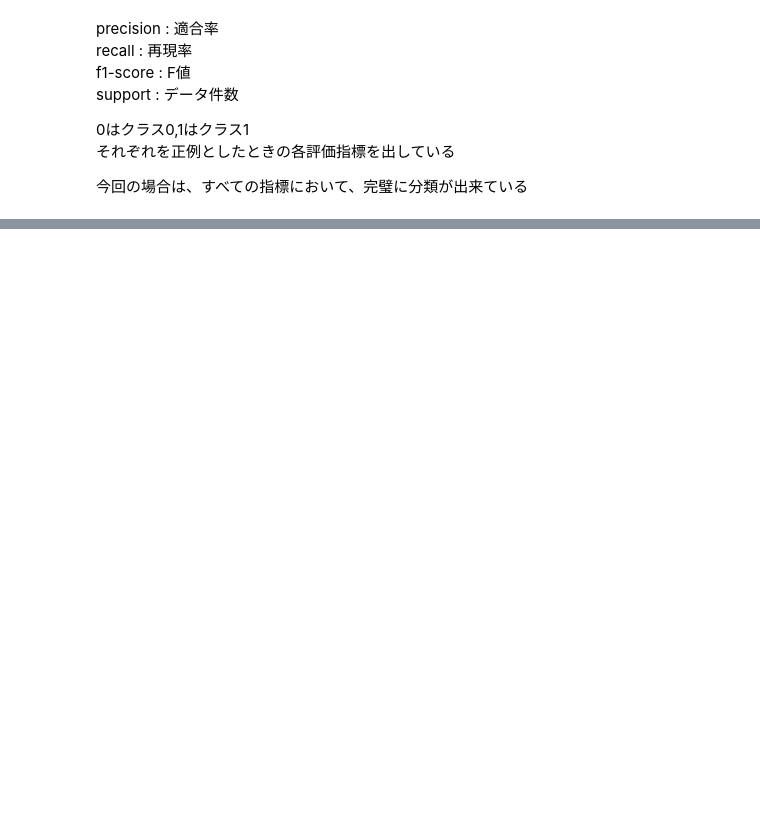
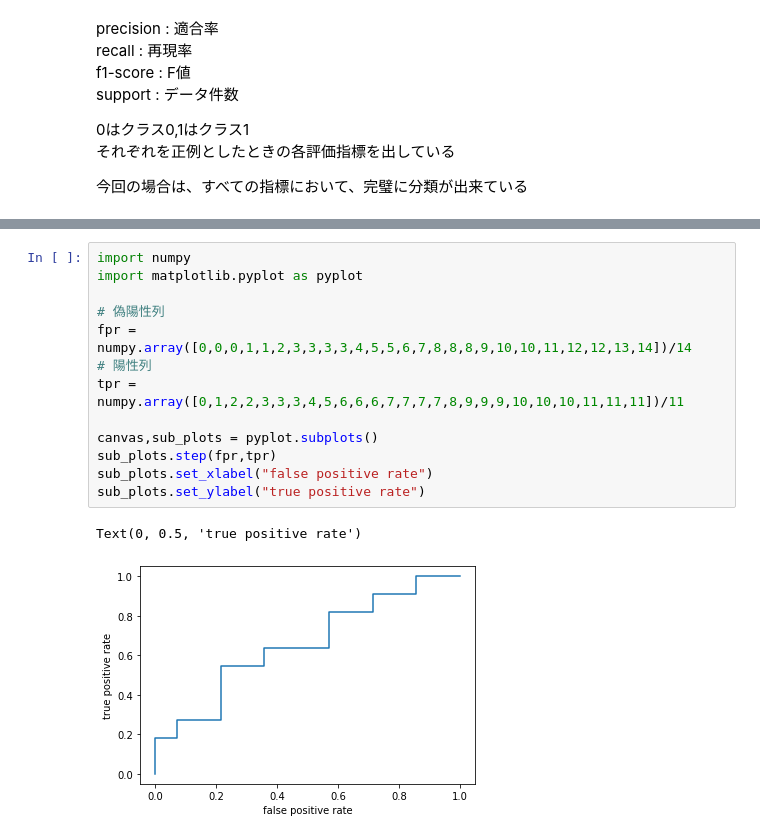
Before and after one commit to box16/Textbook-of-analysis-of-demons-by-Python, a Jupyter notebook: Chapter4/Chapter4_4/モデルの評価.ipynb, the cells around one changed output, grey strips where cells are left out. Saved outputs shown, nothing was run; the diff lists cells and outputs as text; blank space fills up the shorter version.

```diff
--- a/Chapter4/Chapter4_4/モデルの評価.ipynb
+++ b/Chapter4/Chapter4_4/モデルの評価.ipynb
@@ -121,0 +173,16 @@ support : データ件数
+# %%
+import numpy
+import matplotlib.pyplot as pyplot
+
+# 偽陽性列
+fpr = numpy.array([0,0,0,1,1,2,3,3,3,3,4,5,5,6,7,8,8,8,9,10,10,11,12,12,13,14])/14
+# 陽性列
+tpr = numpy.array([0,1,2,2,3,3,3,4,5,6,6,6,7,7,7,7,8,9,9,9,10,10,10,11,11,11])/11
+
+canvas,sub_plots = pyplot.subplots()
+sub_plots.step(fpr,tpr)
+sub_plots.set_xlabel("false positive rate")
+sub_plots.set_ylabel("true positive rate")
+# %% [output]
+Text(0, 0.5, 'true positive rate')
+[figure, added]
```
Also changed, not shown: parts of 13 cells of this notebook, 2 other files.
